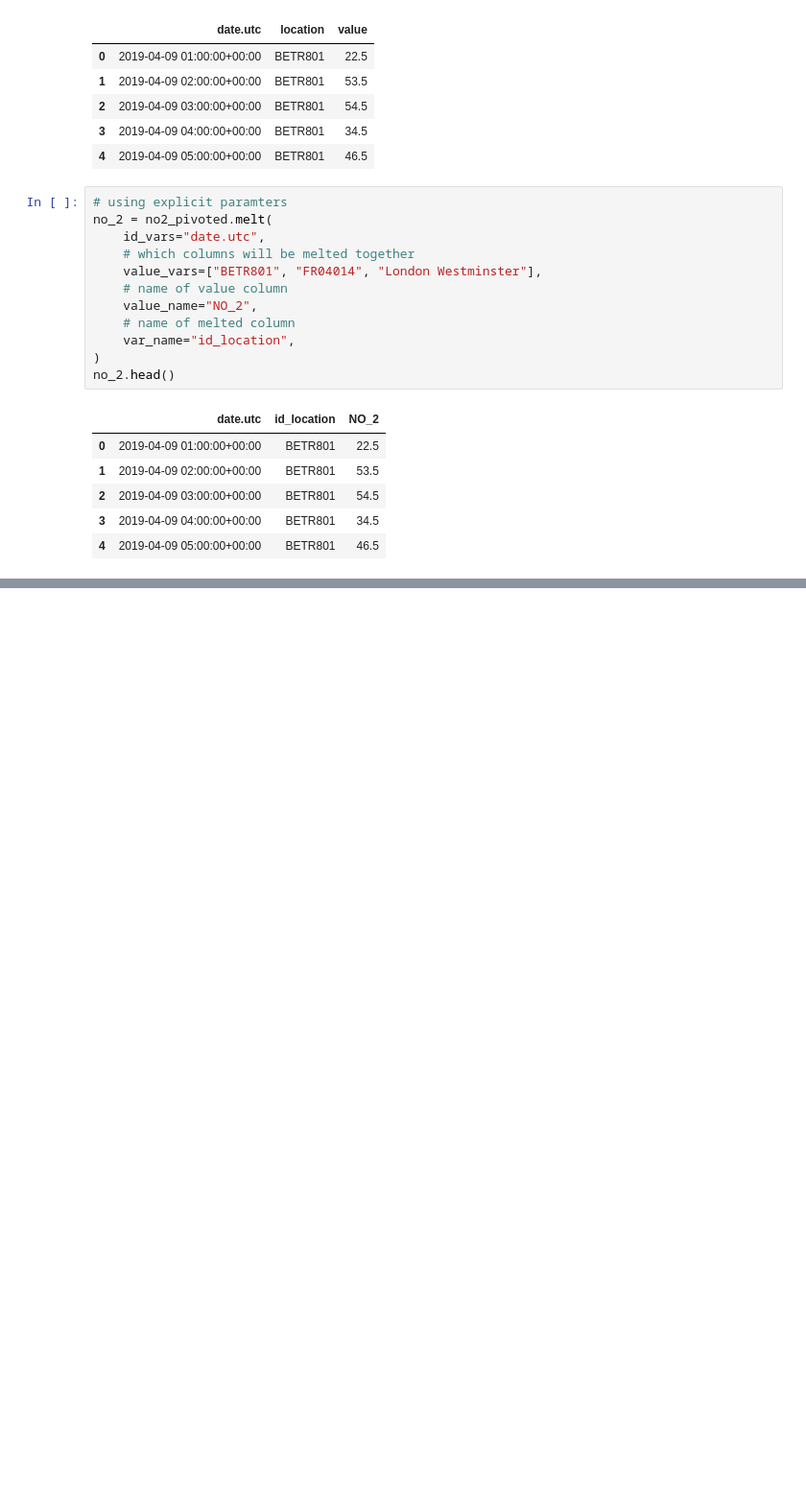
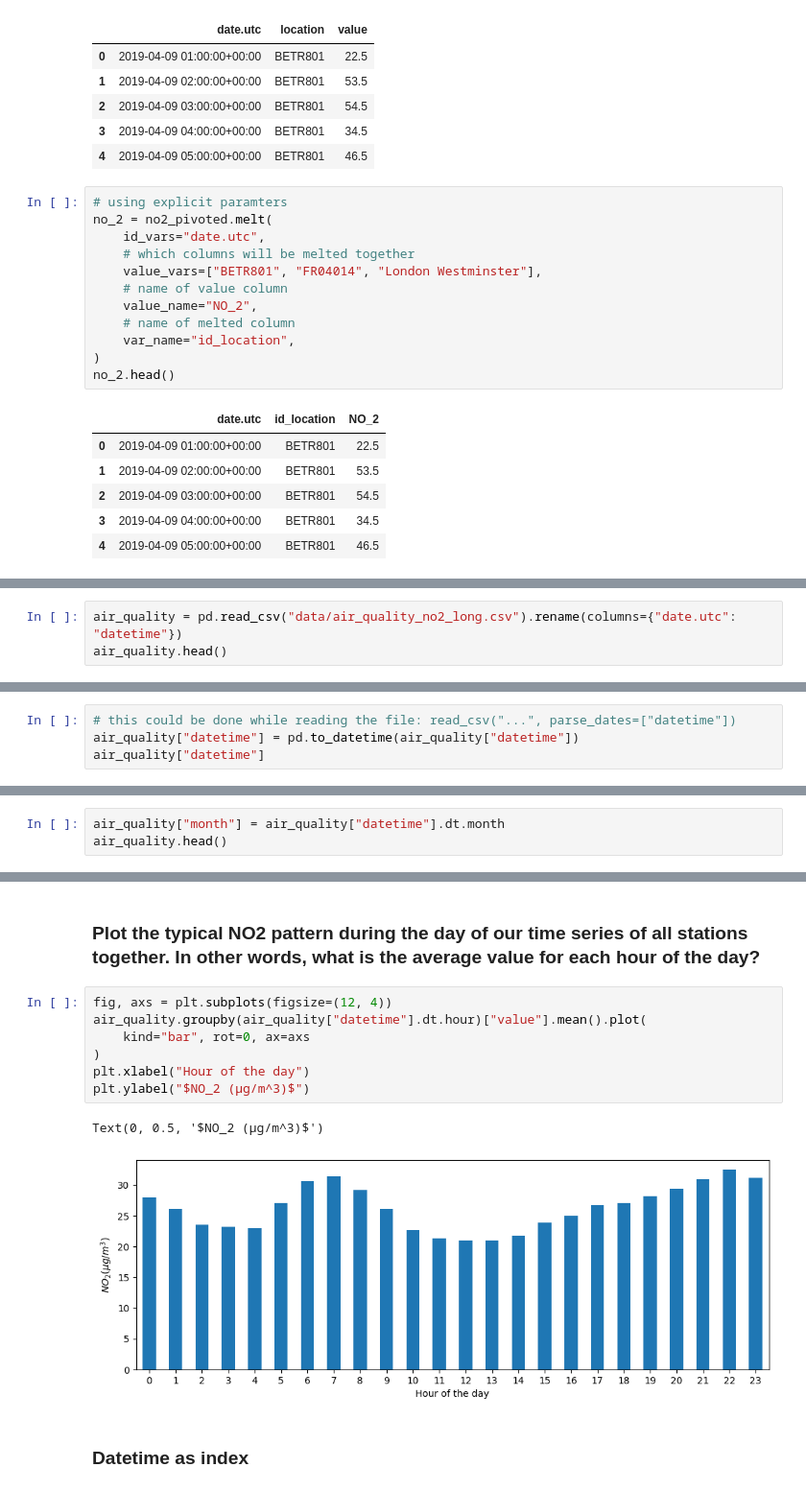
Before and after one commit to wdorsey/wdorsey-ai-engineering, a Jupyter notebook: data-analysis/pandas-tutorial/pandas-tutorial.ipynb, the cells around one changed output, grey strips where cells are left out. Shown at 96% size. Drawn from its saved outputs; the diff is of its cells as text; blank space fills up the shorter version.

```diff
--- a/data-analysis/pandas-tutorial/pandas-tutorial.ipynb
+++ b/data-analysis/pandas-tutorial/pandas-tutorial.ipynb
@@ -756,0 +901,3 @@ no_2.head()
+# %%
+air_quality = pd.read_csv("data/air_quality_no2_long.csv").rename(columns={"date.utc": "datetime"})
+air_quality.head()
@@ -756,0 +911,4 @@ no_2.head()
+# %%
+# this could be done while reading the file: read_csv("...", parse_dates=["datetime"])
+air_quality["datetime"] = pd.to_datetime(air_quality["datetime"])
+air_quality["datetime"]
@@ -756,0 +937,3 @@ no_2.head()
+# %%
+air_quality["month"] = air_quality["datetime"].dt.month
+air_quality.head()
@@ -756,0 +969,14 @@ no_2.head()
+# %% [markdown]
+### Plot the typical NO2 pattern during the day of our time series of all stations together. In other words, what is the average value for each hour of the day?
+# %%
+fig, axs = plt.subplots(figsize=(12, 4))
+air_quality.groupby(air_quality["datetime"].dt.hour)["value"].mean().plot(
+    kind="bar", rot=0, ax=axs
+)
+plt.xlabel("Hour of the day")
+plt.ylabel("$NO_2 (µg/m^3)$")
+# %% [output]
+Text(0, 0.5, '$NO_2 (µg/m^3)$')
+[figure, added]
+# %% [markdown]
+### Datetime as index
```
Also changed, not shown: parts of 47 cells of this notebook, 5 other files.
